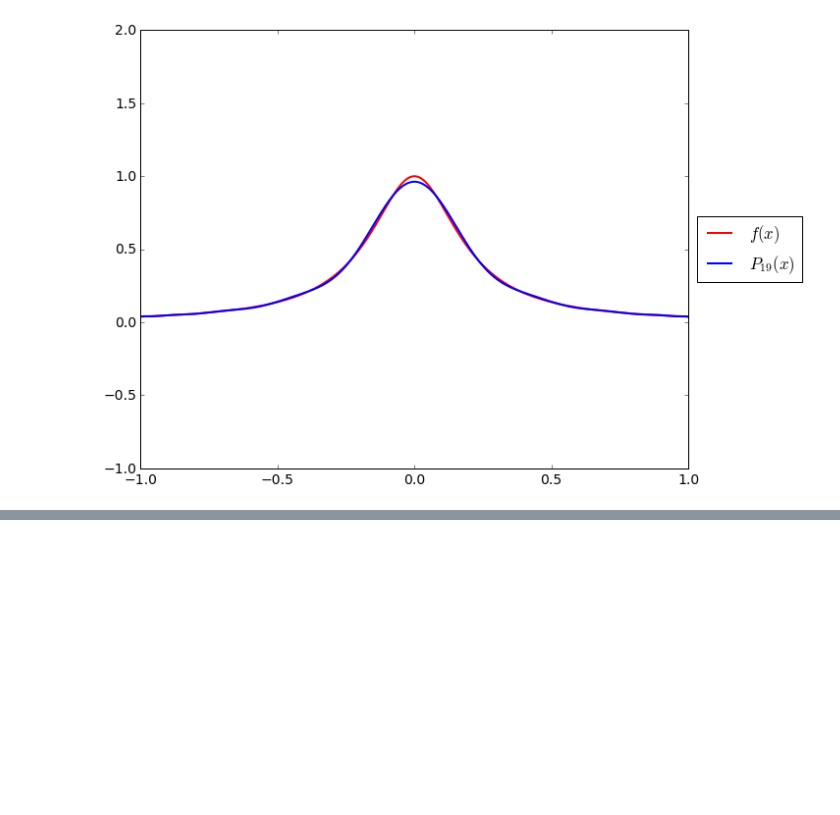
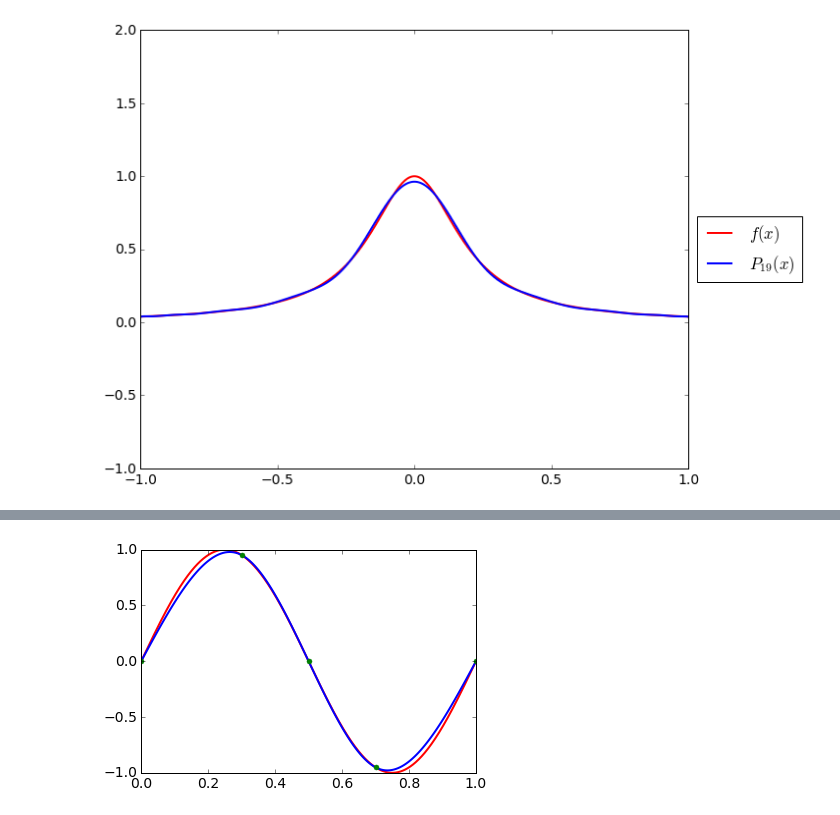
Before and after one commit to CompMathGroup/compmath-slides, a Jupyter notebook: jupyter-slides/07-Interpolation/Interpolation.ipynb, the cells around one changed output, grey strips where cells are left out. Saved outputs shown, nothing was run; the diff lists cells and outputs as text; code cells hidden in the pictures; blank space fills up the shorter version.

Commit message:
Added sensivity and splines to Interpolation

```diff
--- a/jupyter-slides/07-Interpolation/Interpolation.ipynb
+++ b/jupyter-slides/07-Interpolation/Interpolation.ipynb
@@ -330,0 +549,28 @@ plt.legend(loc='center left', bbox_to_anchor=(1, .5)); plt.show()
+# %%
+from scipy.linalg import solveh_banded
+
+def cubic_spline(x, f):
+    h = np.diff(x)
+    n = len(h)
+    df = np.diff(f) / h # Разделенные разности
+    ab = np.zeros((2, n+1))
+    b = np.zeros(n+1)
+    ab[0, :n] = 2 / h; ab[0, 1:] += 2 / h
+    ab[1, :n] = 1 / h
+    b[:n] = 3 * df / h; b[1:] += 3 * df / h
+    return solveh_banded(ab, b, lower=True)
+
+def hermite(f1,m1,f2,m2,x1,x2,x):
+    h = x2-x1; fd = (f2-f1)/h; dx = x-x2;
+    return f2+m2*dx+(-3*fd+m1+2*m2)*dx**2/h + (m1+m2-2*fd)*dx**3/h**2
+# %%
+xs = np.array([0, .3, .5, .7, 1.]); ys = np.sin(2*np.pi*xs)
+m = cubic_spline(xs, ys)
+plt.plot(np.linspace(0, 1, 1000), np.sin(np.linspace(0, 2*np.pi, 1000)), 'r', lw=2)
+for i in range(1, len(m)):
+    x = np.linspace(xs[i-1], xs[i])
+    plt.plot(x, hermite(ys[i-1], m[i-1], ys[i], m[i], xs[i-1], xs[i], x), 'b', lw=2)
+plt.plot(xs, ys, 'g.', ms=10)
+plt.show()
+# %% [output]
+[figure, added]
```
Also changed, not shown: parts of 23 cells of this notebook.
